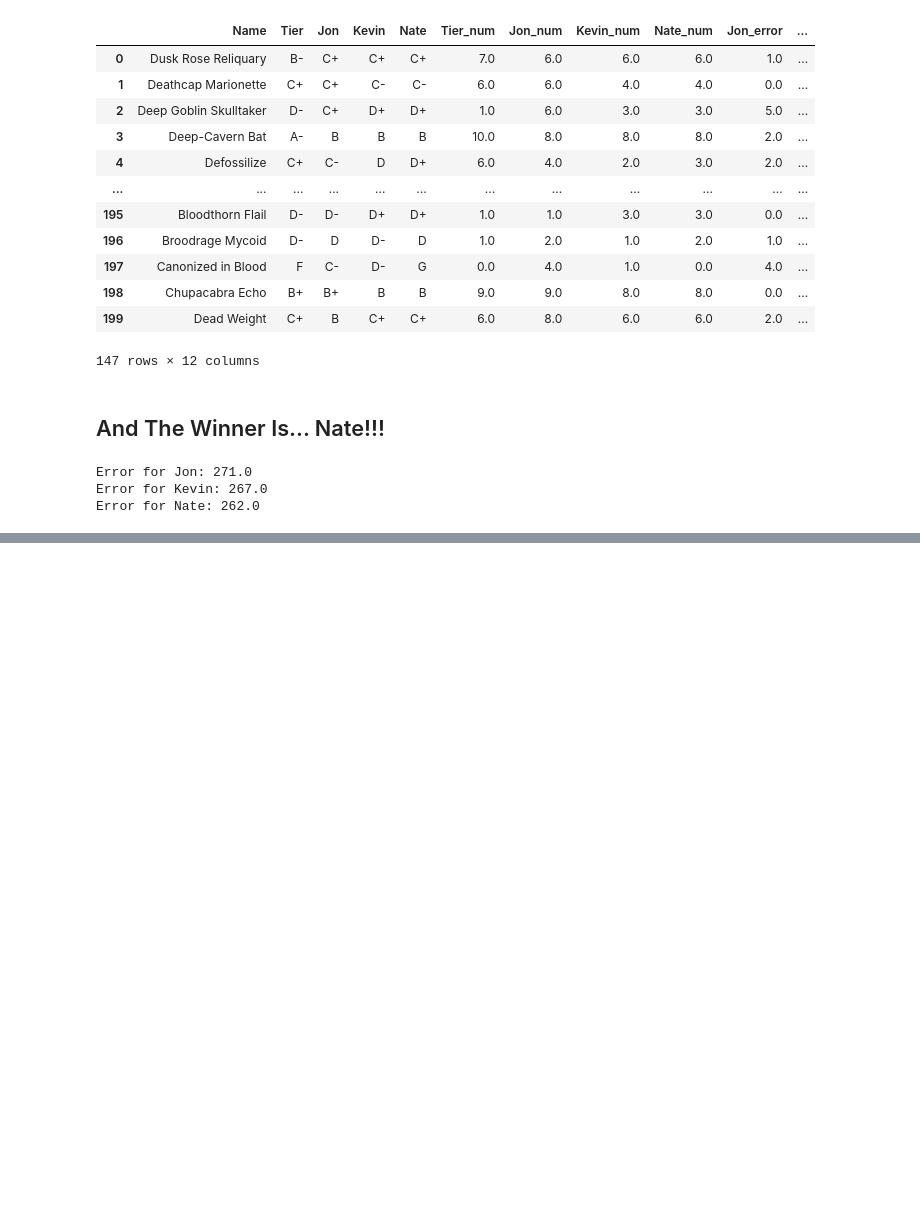
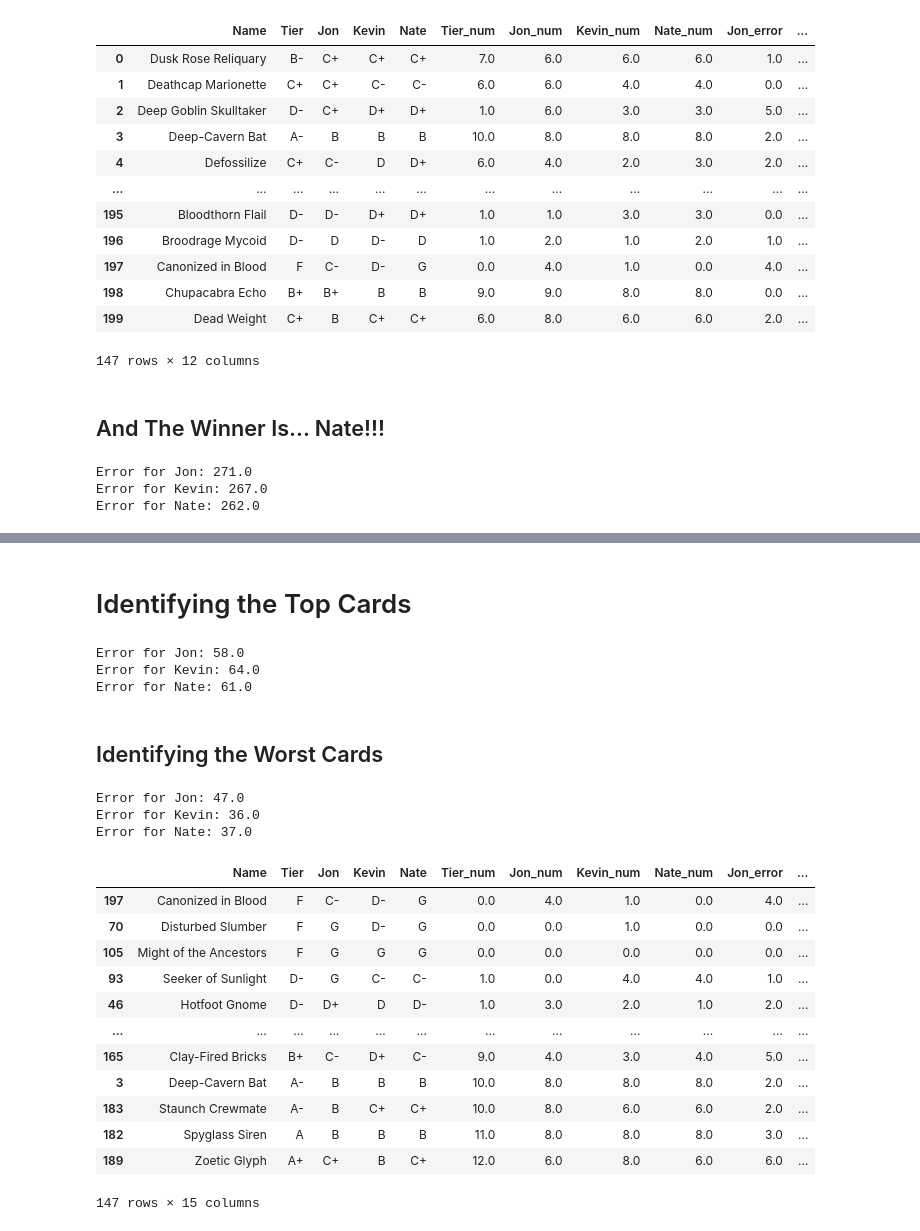
Before and after one commit to kest3869/MTG, a Jupyter notebook: LCI/sunset.ipynb, the cells around one changed output, grey strips where cells are left out. Saved outputs shown, nothing was run; the diff lists cells and outputs as text; code cells hidden in the pictures; blank space fills up the shorter version.

```diff
--- a/LCI/sunset.ipynb
+++ b/LCI/sunset.ipynb
@@ -80,0 +118,44 @@ Error for Nate: 262.0
+# %% [markdown]
+# Identifying the Top Cards
+# %%
+clean = clean.copy()
+clean = clean.sort_values(by='Tier_num', ascending=False)
+print('Error for Jon:', clean['Jon_error'][0:25].sum())
+print('Error for Kevin:', clean['Kevin_error'][0:25].sum())
+print('Error for Nate:', clean['Nate_error'][0:25].sum())
+# %% [output]
+Error for Jon: 58.0
+Error for Kevin: 64.0
+Error for Nate: 61.0
+# %% [markdown]
+## Identifying the Worst Cards
+# %%
+clean = clean.copy()
+clean = clean.sort_values(by='Tier_num', ascending=True)
+print('Error for Jon:', clean['Jon_error'][0:25].sum())
+print('Error for Kevin:', clean['Kevin_error'][0:25].sum())
+print('Error for Nate:', clean['Nate_error'][0:25].sum())
+# %% [output]
+Error for Jon: 47.0
+Error for Kevin: 36.0
+Error for Nate: 37.0
+# %%
+clean = clean.copy()
+clean['Kevin_hot'] = abs(((clean['Nate_num'] + clean['Jon_num']) / 2) - clean['Kevin_num'])
+clean['Jon_hot'] = abs(((clean['Kevin_num'] + clean['Nate_num']) / 2) - clean['Jon_num'])
+clean['Nate_hot'] = abs(((clean['Kevin_num'] + clean['Jon_num']) / 2) - clean['Nate_num'])
+clean
+# %% [output]
+|  | Name | Tier | Jon | Kevin | Nate | Tier_num | Jon_num | Kevin_num | Nate_num | Jon_error | ... |
+| 197 | Canonized in Blood | F | C- | D- | G | 0.0 | 4.0 | 1.0 | 0.0 | 4.0 | ... |
+| 70 | Disturbed Slumber | F | G | D- | G | 0.0 | 0.0 | 1.0 | 0.0 | 0.0 | ... |
+| 105 | Might of the Ancestors | F | G | G | G | 0.0 | 0.0 | 0.0 | 0.0 | 0.0 | ... |
+| 93 | Seeker of Sunlight | D- | G | C- | C- | 1.0 | 0.0 | 4.0 | 4.0 | 1.0 | ... |
+| 46 | Hotfoot Gnome | D- | D+ | D | D- | 1.0 | 3.0 | 2.0 | 1.0 | 2.0 | ... |
+| ... | ... | ... | ... | ... | ... | ... | ... | ... | ... | ... | ... |
+| 165 | Clay-Fired Bricks | B+ | C- | D+ | C- | 9.0 | 4.0 | 3.0 | 4.0 | 5.0 | ... |
+| 3 | Deep-Cavern Bat | A- | B | B | B | 10.0 | 8.0 | 8.0 | 8.0 | 2.0 | ... |
+| 183 | Staunch Crewmate | A- | B | C+ | C+ | 10.0 | 8.0 | 6.0 | 6.0 | 2.0 | ... |
+| 182 | Spyglass Siren | A | B | B | B | 11.0 | 8.0 | 8.0 | 8.0 | 3.0 | ... |
+| 189 | Zoetic Glyph | A+ | C+ | B | C+ | 12.0 | 6.0 | 8.0 | 6.0 | 6.0 | ... |
+147 rows × 15 columns
```
Also changed, not shown: parts of 14 cells of this notebook.
